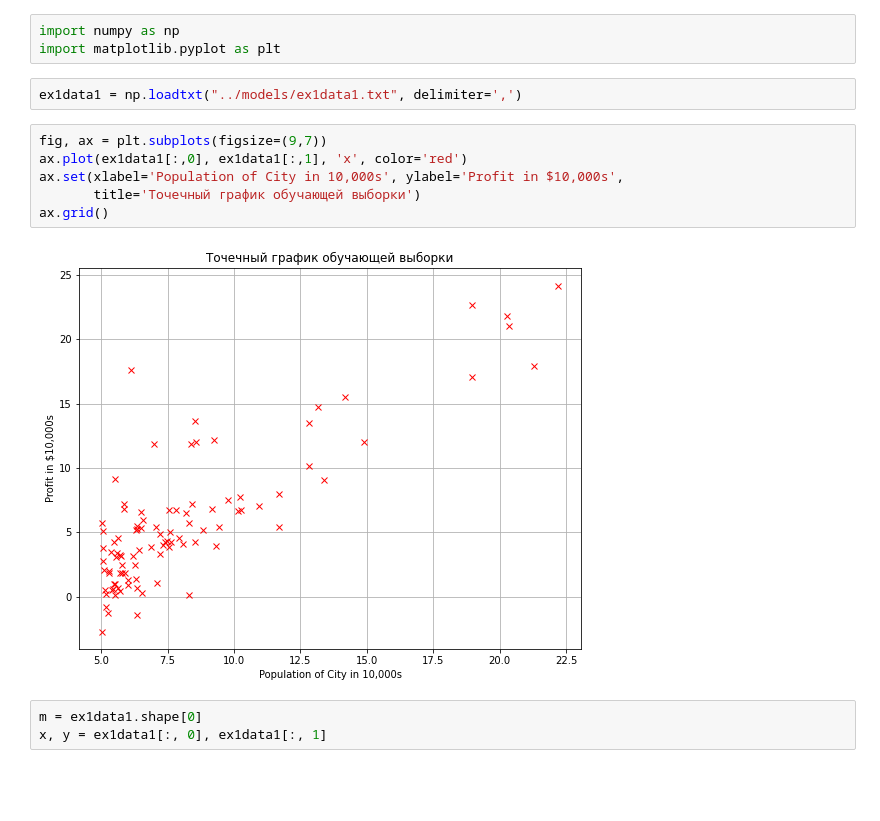
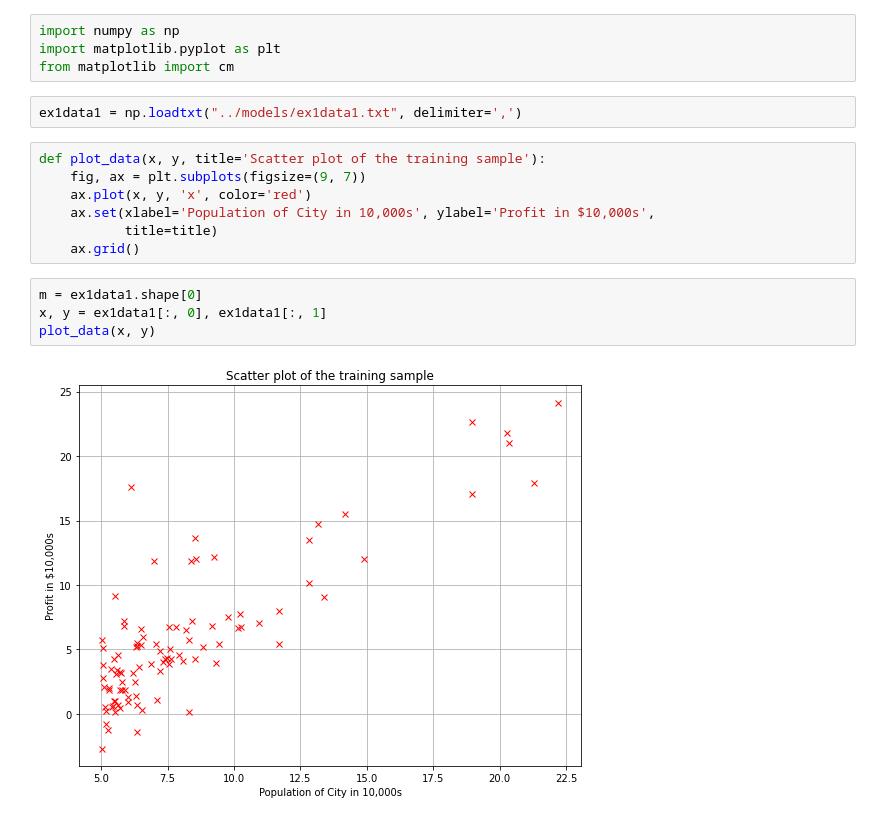
Before and after one commit to 6rayWa1cher/ml-tasks, a Jupyter notebook: notebooks/task1.ipynb, the cells around one changed output. Cells and saved outputs as stored; diff of their text form; blank space fills up the shorter version.

```diff
--- a/notebooks/task1.ipynb
+++ b/notebooks/task1.ipynb
@@ -1,19 +1,22 @@
 # %%
 import numpy as np
 import matplotlib.pyplot as plt
+from matplotlib import cm
 # %%
 ex1data1 = np.loadtxt("../models/ex1data1.txt", delimiter=',')
 # %%
-fig, ax = plt.subplots(figsize=(9,7))
-ax.plot(ex1data1[:,0], ex1data1[:,1], 'x', color='red')
-ax.set(xlabel='Population of City in 10,000s', ylabel='Profit in $10,000s',
-       title='Точечный график обучающей выборки')
-ax.grid()
+def plot_data(x, y, title='Scatter plot of the training sample'):
+    fig, ax = plt.subplots(figsize=(9, 7))
+    ax.plot(x, y, 'x', color='red')
+    ax.set(xlabel='Population of City in 10,000s', ylabel='Profit in $10,000s',
+           title=title)
+    ax.grid()
-# %% [output]
-[figure, removed]
 # %%
 m = ex1data1.shape[0]
 x, y = ex1data1[:, 0], ex1data1[:, 1]
+plot_data(x, y)
+# %% [output]
+[figure, added]
 # %%
 x = np.hstack((np.ones((m, 1)), x.reshape((m, 1))))
 theta = np.zeros((2, 1))
```
Also changed, not shown: parts of 5 cells of this notebook, 1 other file.
